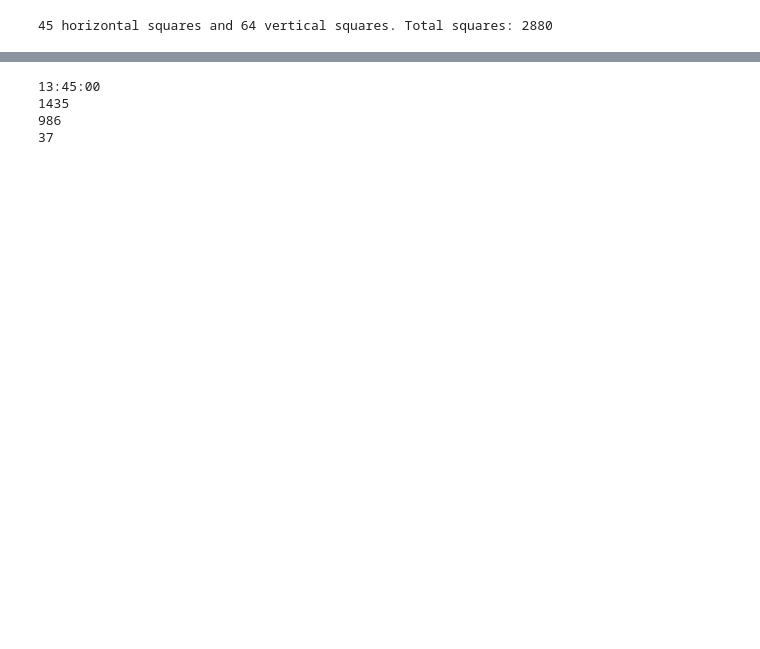
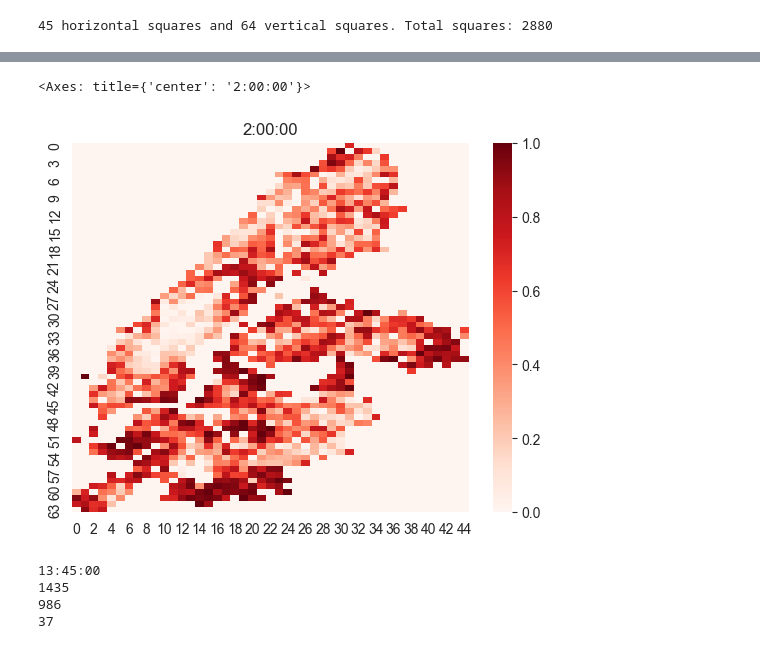
Before and after one commit to jarrettreimers/CSUREMM, a Jupyter notebook: cluster_model/cluster_model_testing.ipynb, the cells around one changed output, grey strips where cells are left out. Saved outputs shown, nothing was run; the diff lists cells and outputs as text; code cells hidden in the pictures; blank space fills up the shorter version.

```diff
--- a/cluster_model/cluster_model_testing.ipynb
+++ b/cluster_model/cluster_model_testing.ipynb
@@ -69,3 +92,9 @@ os.system('magick images/fill/*.png fill.gif')
+# %%
+# cluster_model.show_bikes()
+cluster_model.show_fill_percent()
+# %% [output]
+<Axes: title={'center': '2:00:00'}>
+[figure, added]
 # %%
 cluster_model.sim()
 print(cluster_model.curr_time)
```
Also changed, not shown: parts of 2 cells of this notebook, 3 other files.
